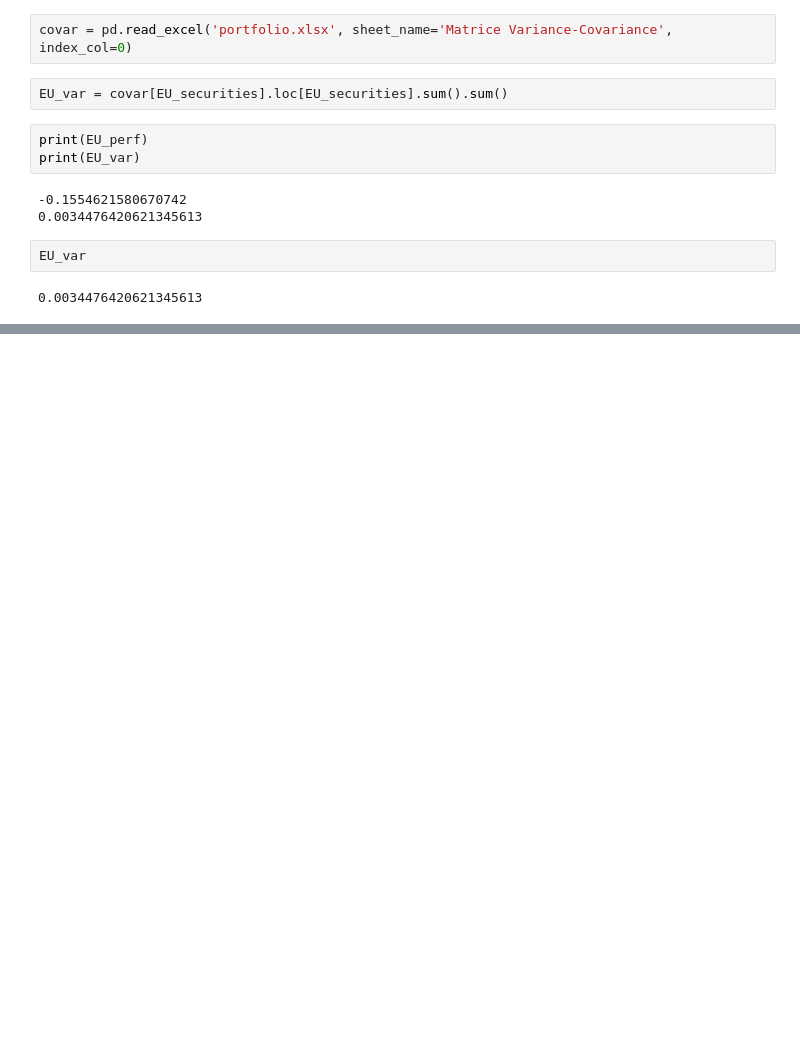
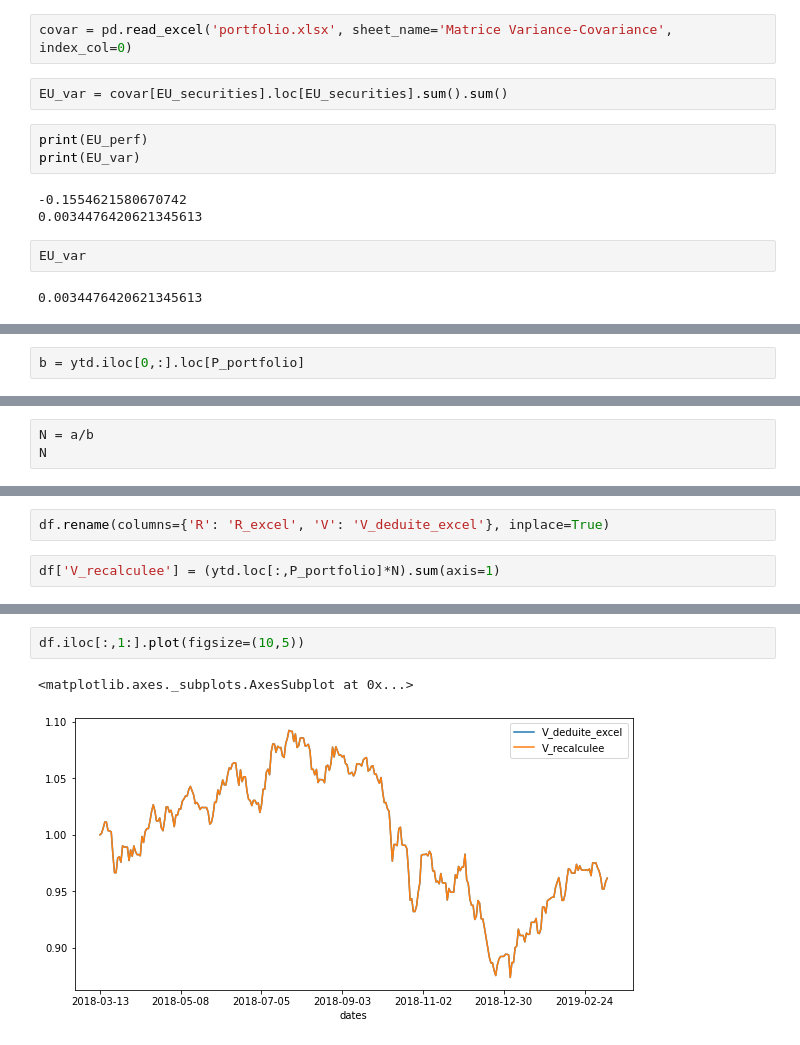
Before and after one commit to YvesAdl/BI_Finance_project, a Jupyter notebook: Facts sheet.ipynb, the cells around one changed output, grey strips where cells are left out. Cells and saved outputs as stored; diff of their text form; blank space fills up the shorter version.

```diff
--- a/Facts sheet.ipynb
+++ b/Facts sheet.ipynb
@@ -292,0 +379,2 @@ covar[EU_securities].loc[EU_securities]
+# %%
+b = ytd.iloc[0,:].loc[P_portfolio]
@@ -292,0 +421,3 @@ covar[EU_securities].loc[EU_securities]
+# %%
+N = a/b
+N
@@ -292,0 +462,4 @@ covar[EU_securities].loc[EU_securities]
+# %%
+df.rename(columns={'R': 'R_excel', 'V': 'V_deduite_excel'}, inplace=True)
+# %%
+df['V_recalculee'] = (ytd.loc[:,P_portfolio]*N).sum(axis=1)
@@ -292,0 +483,5 @@ covar[EU_securities].loc[EU_securities]
+# %%
+df.iloc[:,1:].plot(figsize=(10,5))
+# %% [output]
+<matplotlib.axes._subplots.AxesSubplot at 0x...>
+[figure, added]
```
Also changed, not shown: parts of 22 cells of this notebook, 8 other files.
